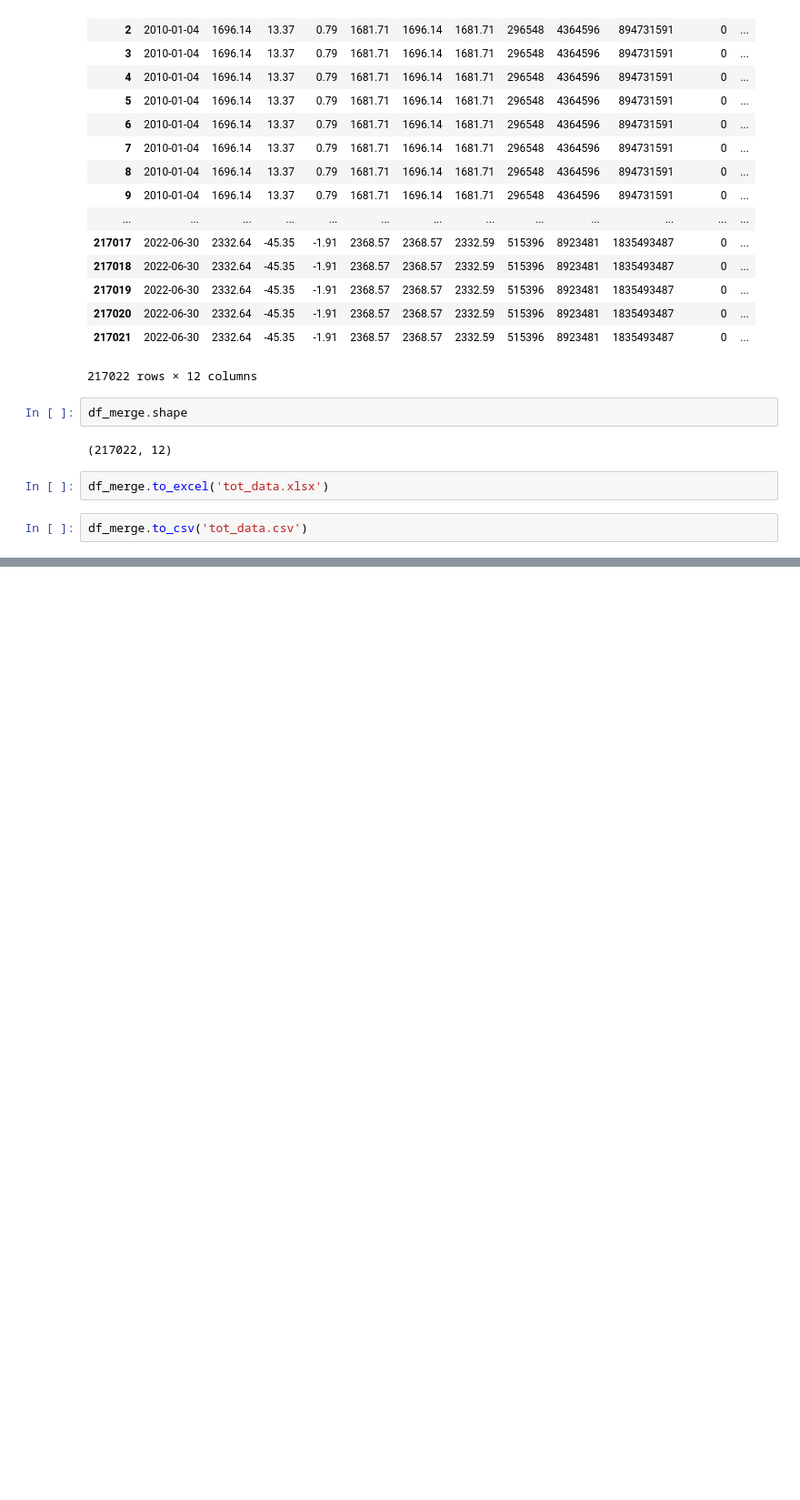
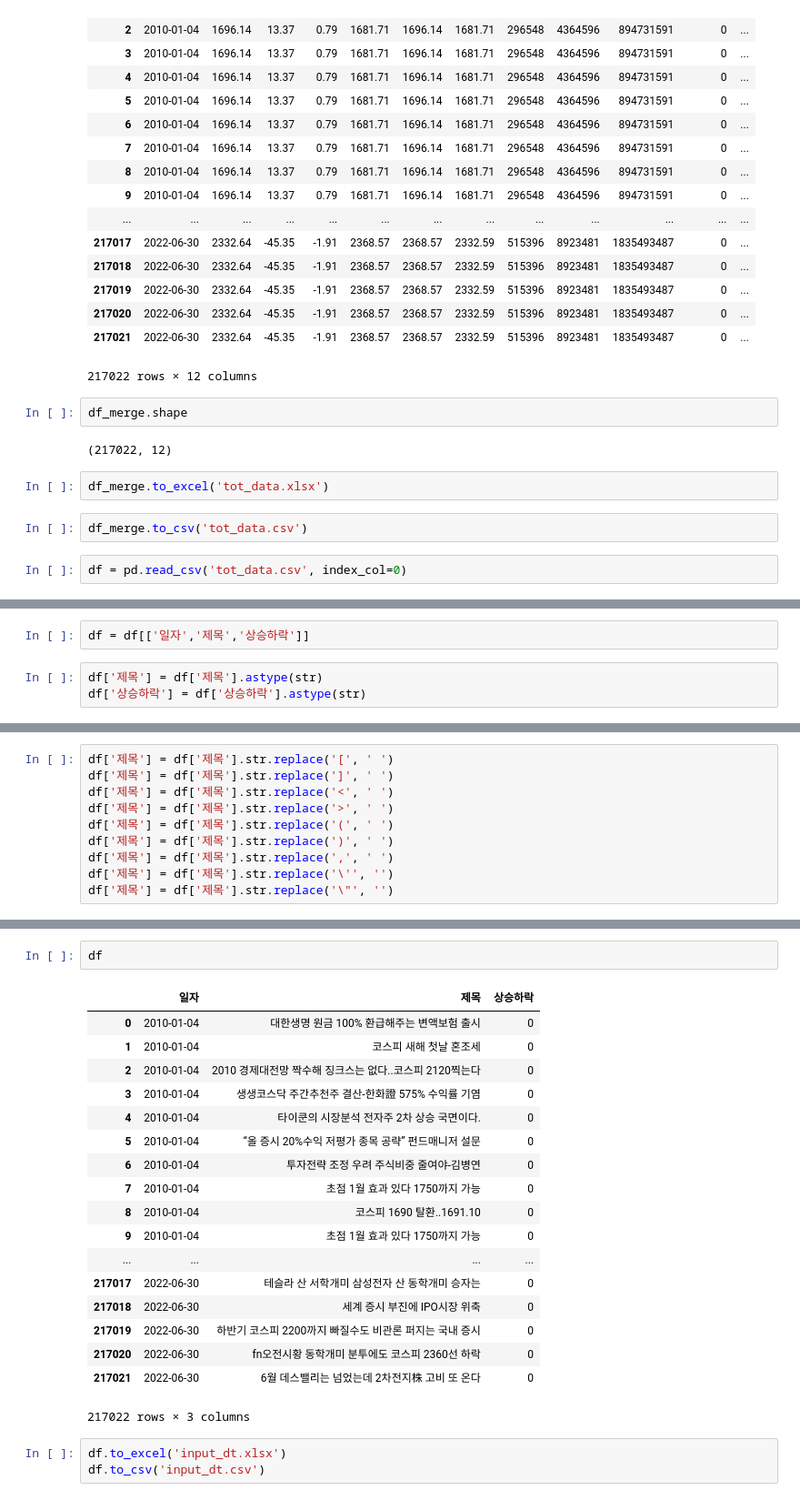
Before and after one commit to 02221/KoBERT, a Jupyter notebook: kobert/preprocess.ipynb, the cells around one changed output, grey strips where cells are left out. Shown at 91% size. Cells and saved outputs as stored; diff of their text form; blank space fills up the shorter version.

```diff
--- a/kobert/preprocess.ipynb
+++ b/kobert/preprocess.ipynb
@@ -109,3 +109,5 @@ df_merge.shape
 df_merge.to_excel('tot_data.xlsx')
 # %%
 df_merge.to_csv('tot_data.csv')
+# %%
+df = pd.read_csv('tot_data.csv', index_col=0)
@@ -111,0 +135,5 @@ df_merge.to_csv('tot_data.csv')
+# %%
+df = df[['일자','제목','상승하락']]
+# %%
+df['제목'] = df['제목'].astype(str)
+df['상승하락'] = df['상승하락'].astype(str)
@@ -111,0 +150,10 @@ df_merge.to_csv('tot_data.csv')
+# %%
+df['제목'] = df['제목'].str.replace('[', ' ')
+df['제목'] = df['제목'].str.replace(']', ' ')
+df['제목'] = df['제목'].str.replace('<', ' ')
+df['제목'] = df['제목'].str.replace('>', ' ')
+df['제목'] = df['제목'].str.replace('(', ' ')
+df['제목'] = df['제목'].str.replace(')', ' ')
+df['제목'] = df['제목'].str.replace(',', ' ')
+df['제목'] = df['제목'].str.replace('\'', '')
+df['제목'] = df['제목'].str.replace('\"', '')
@@ -111,0 +178,24 @@ df_merge.to_csv('tot_data.csv')
+# %%
+df
+# %% [output]
+|  | 일자 | 제목 | 상승하락 |
+| 0 | 2010-01-04 | 대한생명 원금 100% 환급해주는 변액보험 출시 | 0 |
+| 1 | 2010-01-04 | 코스피 새해 첫날 혼조세 | 0 |
+| 2 | 2010-01-04 | 2010 경제대전망 짝수해 징크스는 없다..코스피 2120찍는다 | 0 |
+| 3 | 2010-01-04 | 생생코스닥 주간추천주 결산-한화證 575% 수익률 기염 | 0 |
+| 4 | 2010-01-04 | 타이쿤의 시장분석 전자주 2차 상승 국면이다. | 0 |
+| 5 | 2010-01-04 | “올 증시 20%수익 저평가 종목 공략” 펀드매니저 설문 | 0 |
+| 6 | 2010-01-04 | 투자전략 조정 우려 주식비중 줄여야-김병연 | 0 |
+| 7 | 2010-01-04 | 초점 1월 효과 있다 1750까지 가능 | 0 |
+| 8 | 2010-01-04 | 코스피 1690 탈환..1691.10 | 0 |
+| 9 | 2010-01-04 | 초점 1월 효과 있다 1750까지 가능 | 0 |
+| ... | ... | ... | ... |
+| 217017 | 2022-06-30 | 테슬라 산 서학개미 삼성전자 산 동학개미 승자는 | 0 |
+| 217018 | 2022-06-30 | 세계 증시 부진에 IPO시장 위축 | 0 |
+| 217019 | 2022-06-30 | 하반기 코스피 2200까지 빠질수도 비관론 퍼지는 국내 증시 | 0 |
+| 217020 | 2022-06-30 | fn오전시황 동학개미 분투에도 코스피 2360선 하락 | 0 |
+| 217021 | 2022-06-30 | 6월 데스밸리는 넘었는데 2차전지株 고비 또 온다 | 0 |
+217022 rows × 3 columns
+# %%
+df.to_excel('input_dt.xlsx')
+df.to_csv('input_dt.csv')
```
Also changed, not shown: parts of 3 cells of this notebook, 3 other files.
